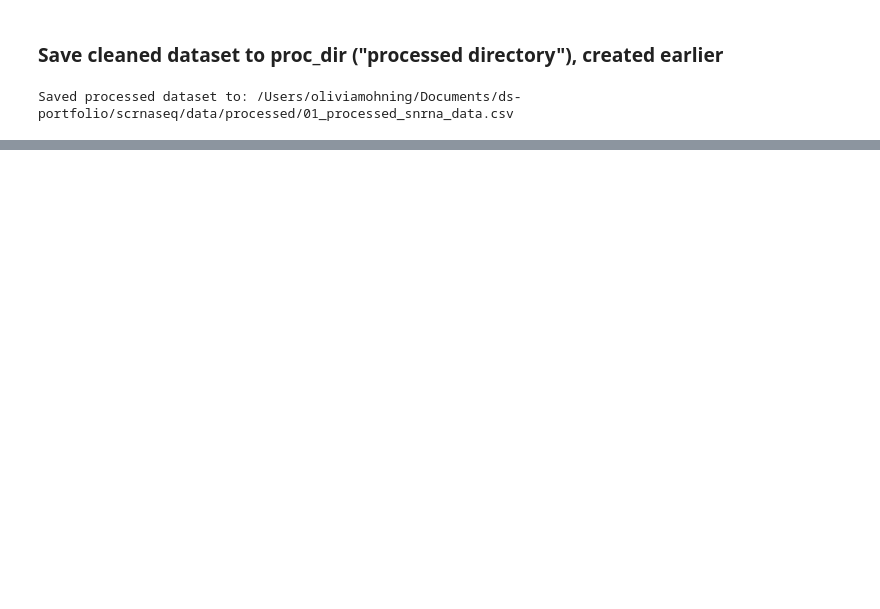
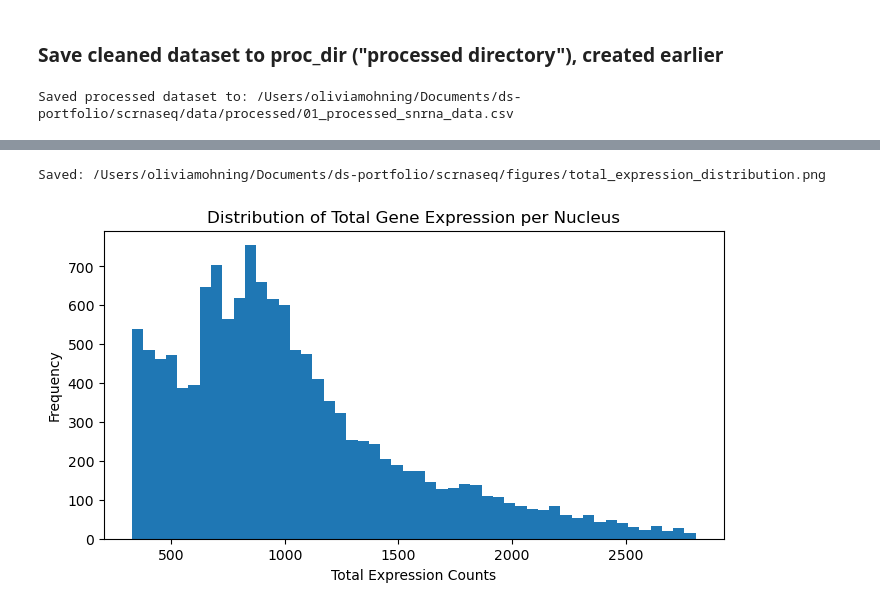
Before and after one commit to oliviamohning/alzheimers-scrnaseq, a Jupyter notebook: notebooks/alzheimers_snrna_analysis.ipynb, the cells around one changed output, grey strips where cells are left out. Drawn from its saved outputs; the diff is of its cells as text; code cells hidden in the pictures; blank space fills up the shorter version.

```diff
--- a/notebooks/alzheimers_snrna_analysis.ipynb
+++ b/notebooks/alzheimers_snrna_analysis.ipynb
@@ -310,0 +391,16 @@ Saved processed dataset to: /Users/oliviamohning/Documents/ds-portfolio/scrnaseq
+# %%
+# Distribution of total expression per nucleus
+merged_df.iloc[:, 5:].sum(axis=1).plot(kind='hist', bins=50, figsize=(8,4))
+plt.title('Distribution of Total Gene Expression per Nucleus')
+plt.xlabel('Total Expression Counts')
+plt.ylabel('Frequency')
+
+# Save figure to figures folder
+fig_path = fig_dir / "total_expression_distribution.png"
+plt.savefig(fig_path, dpi=300, bbox_inches='tight')
+print(f"Saved: {fig_path}")
+
+plt.show()
+# %% [output]
+Saved: /Users/oliviamohning/Documents/ds-portfolio/scrnaseq/figures/total_expression_distribution.png
+[figure, added]
```
Also changed, not shown: parts of 19 cells of this notebook.
